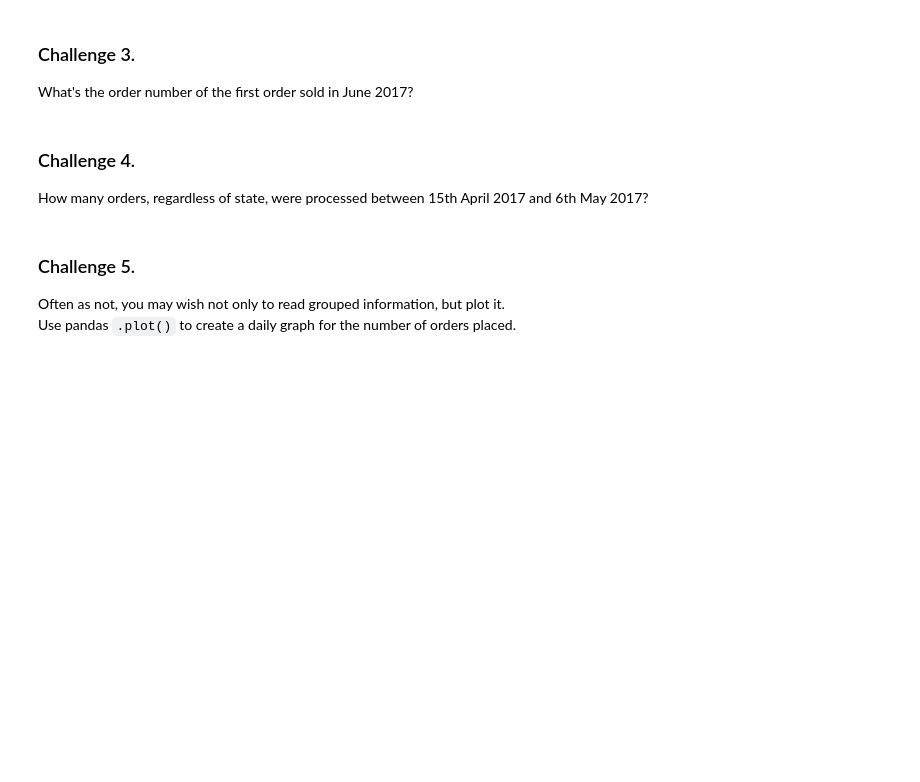
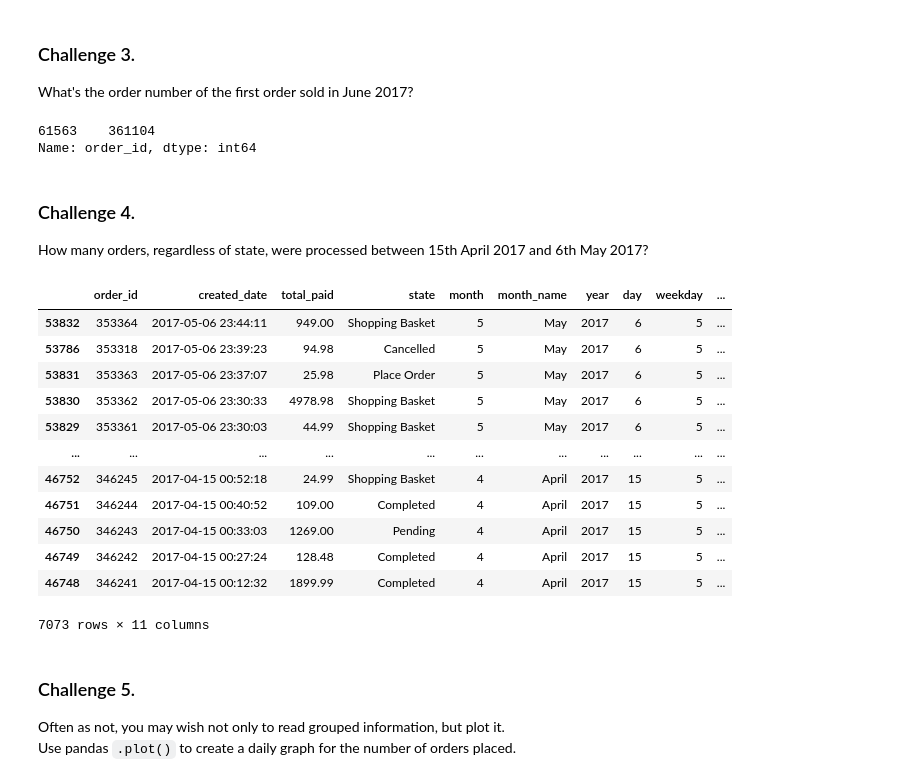
Before and after one commit to Cooljoe67/eniac_data_cleaning, a Jupyter notebook: 3_datetime_challenges.ipynb, the cells around one changed output. Cells and saved outputs as stored; diff of their text form; code cells hidden in the pictures; blank space fills up the shorter version.

```diff
--- a/3_datetime_challenges.ipynb
+++ b/3_datetime_challenges.ipynb
@@ -345,3 +347,8 @@ What's the order number of the first order sold in June 2017?
+# %%
+orders_df.loc[orders_df['created_date'].dt.strftime('%Y-%m') == '2017-06'].nsmallest(1,'created_date')["order_id"]
+# %% [output]
+61563    361104
+Name: order_id, dtype: int64
 # %% [markdown]
 ### Challenge 4.
 
@@ -351,3 +356,21 @@ How many orders, regardless of state, were processed between 15th April 2017 and
+# %%
+#orders_df.loc[orders_df['created_date'].between('2017-04-15 00:00:00','2017-05-06 23:59:59')].sort_values(['created_date'],ascending=False)
+#orders_df.loc[orders_df['created_date'].between('2017-04-15 00:00:00','2017-05-06 23:59:59')].sort_values(['created_date'],ascending=False)
+orders_df['created_date'].between('2017-04-15 00:00:00','2017-05-06 23:59:59').sum()
+# %% [output]
+|  | order_id | created_date | total_paid | state | month | month_name | year | day | weekday | ... |
+| 53832 | 353364 | 2017-05-06 23:44:11 | 949.00 | Shopping Basket | 5 | May | 2017 | 6 | 5 | ... |
+| 53786 | 353318 | 2017-05-06 23:39:23 | 94.98 | Cancelled | 5 | May | 2017 | 6 | 5 | ... |
+| 53831 | 353363 | 2017-05-06 23:37:07 | 25.98 | Place Order | 5 | May | 2017 | 6 | 5 | ... |
+| 53830 | 353362 | 2017-05-06 23:30:33 | 4978.98 | Shopping Basket | 5 | May | 2017 | 6 | 5 | ... |
+| 53829 | 353361 | 2017-05-06 23:30:03 | 44.99 | Shopping Basket | 5 | May | 2017 | 6 | 5 | ... |
+| ... | ... | ... | ... | ... | ... | ... | ... | ... | ... | ... |
+| 46752 | 346245 | 2017-04-15 00:52:18 | 24.99 | Shopping Basket | 4 | April | 2017 | 15 | 5 | ... |
+| 46751 | 346244 | 2017-04-15 00:40:52 | 109.00 | Completed | 4 | April | 2017 | 15 | 5 | ... |
+| 46750 | 346243 | 2017-04-15 00:33:03 | 1269.00 | Pending | 4 | April | 2017 | 15 | 5 | ... |
+| 46749 | 346242 | 2017-04-15 00:27:24 | 128.48 | Completed | 4 | April | 2017 | 15 | 5 | ... |
+| 46748 | 346241 | 2017-04-15 00:12:32 | 1899.99 | Completed | 4 | April | 2017 | 15 | 5 | ... |
+7073 rows × 11 columns
 # %% [markdown]
 ### Challenge 5.
 
```
Also changed, not shown: parts of 11 cells of this notebook, 2 other files.
